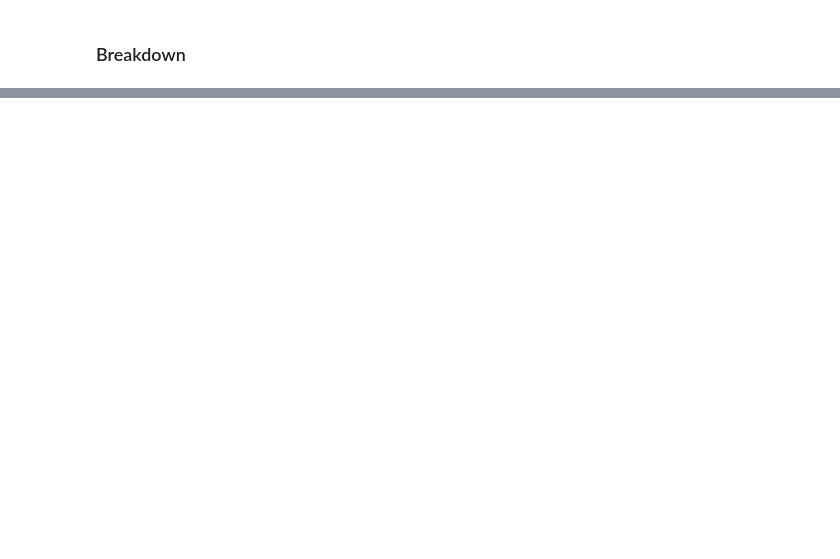
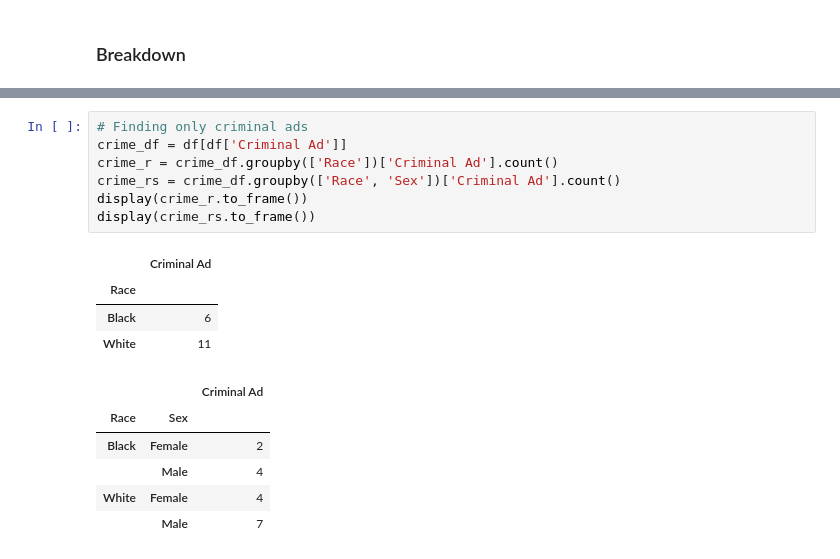
Before and after one commit to jonathanlo411/dsc180a, a Jupyter notebook: notebooks/bing_pilot.ipynb, the cells around one changed output, grey strips where cells are left out. Cells and saved outputs as stored; diff of their text form; blank space fills up the shorter version.

```diff
--- a/notebooks/bing_pilot.ipynb
+++ b/notebooks/bing_pilot.ipynb
@@ -144,0 +147,18 @@ display(df.groupby(['Race', 'Sex'])['Criminal Ad'].count().to_frame())
+# %%
+# Finding only criminal ads
+crime_df = df[df['Criminal Ad']]
+crime_r = crime_df.groupby(['Race'])['Criminal Ad'].count()
+crime_rs = crime_df.groupby(['Race', 'Sex'])['Criminal Ad'].count()
+display(crime_r.to_frame())
+display(crime_rs.to_frame())
+# %% [output]
+|  | Criminal Ad |
+| Race |  |
+| Black | 6 |
+| White | 11 |
+|  |  | Criminal Ad |
+| Race | Sex |  |
+| Black | Female | 2 |
+|  | Male | 4 |
+| White | Female | 4 |
+|  | Male | 7 |
```
Also changed, not shown: parts of 5 cells of this notebook.
